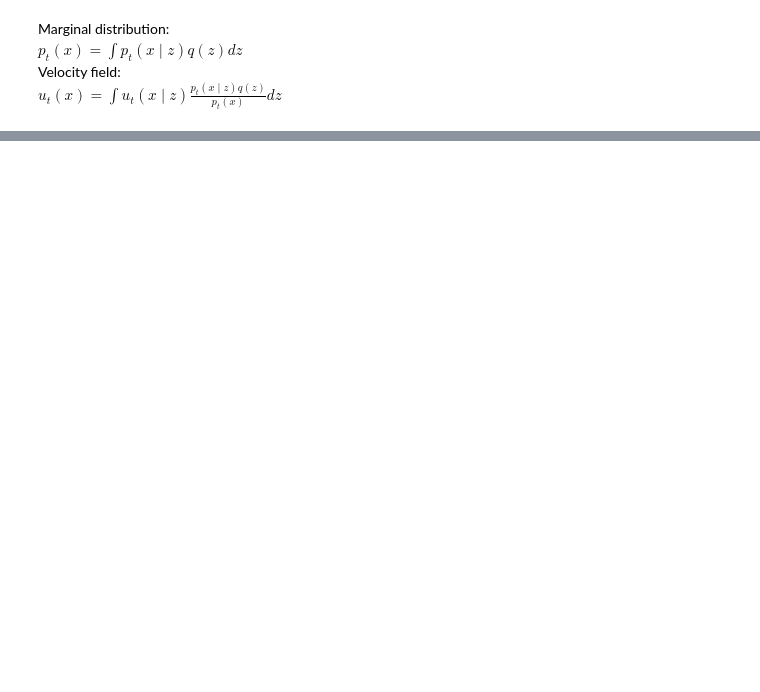
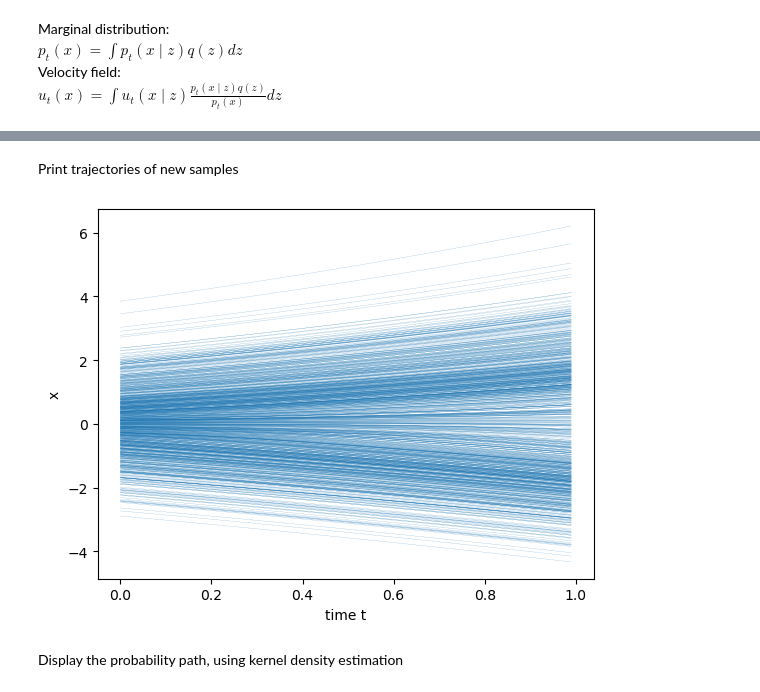
Before and after one commit to aimiokab/sav_obelix_tutorial, a Jupyter notebook: fm_tutorial.ipynb, the cells around one changed output, grey strips where cells are left out. Drawn from its saved outputs; the diff is of its cells as text; code cells hidden in the pictures; blank space fills up the shorter version.

Commit message:
Add code for flow matching, 1D example and beginning of 2D example

```diff
--- a/fm_tutorial.ipynb
+++ b/fm_tutorial.ipynb
@@ -52,0 +195,22 @@ $u_t(x)=\int u_t\left(x \mid z\right) \frac{p_t\left(x \mid z\right) q\left(z\ri
+# %%
+args = Namespace(dataset="gaussians", num_epoch=1000, lr=1e-4, batch_size_train=128, batch_size_test=128, data_shape=(1,), root=".")
+data_loaders = data_utils.DataLoaders(args.dataset, args.batch_size_train, args.batch_size_test).load_data()
+model = models.ODEFunc(dims=(1, 8, 8, 1))
+# %%
+fm = FLOW_MATCHING(model, device=torch.device("cuda"), args=args)
+# %%
+fm.train(data_loaders)
+# %% [markdown]
+Print trajectories of new samples
+# %%
+times = np.arange(0, 1, 0.01)
+trajs = fm.apply_flow_matching(1000, times).cpu()[:, :, 0]
+# %%
+plt.plot(times, trajs, c="tab:blue", lw=0.1)
+plt.ylabel("x")
+plt.xlabel("time t")
+plt.show()
+# %% [output]
+[figure, added]
+# %% [markdown]
+Display the probability path, using kernel density estimation
```
Also changed, not shown: parts of 30 cells of this notebook, 2 other files.
